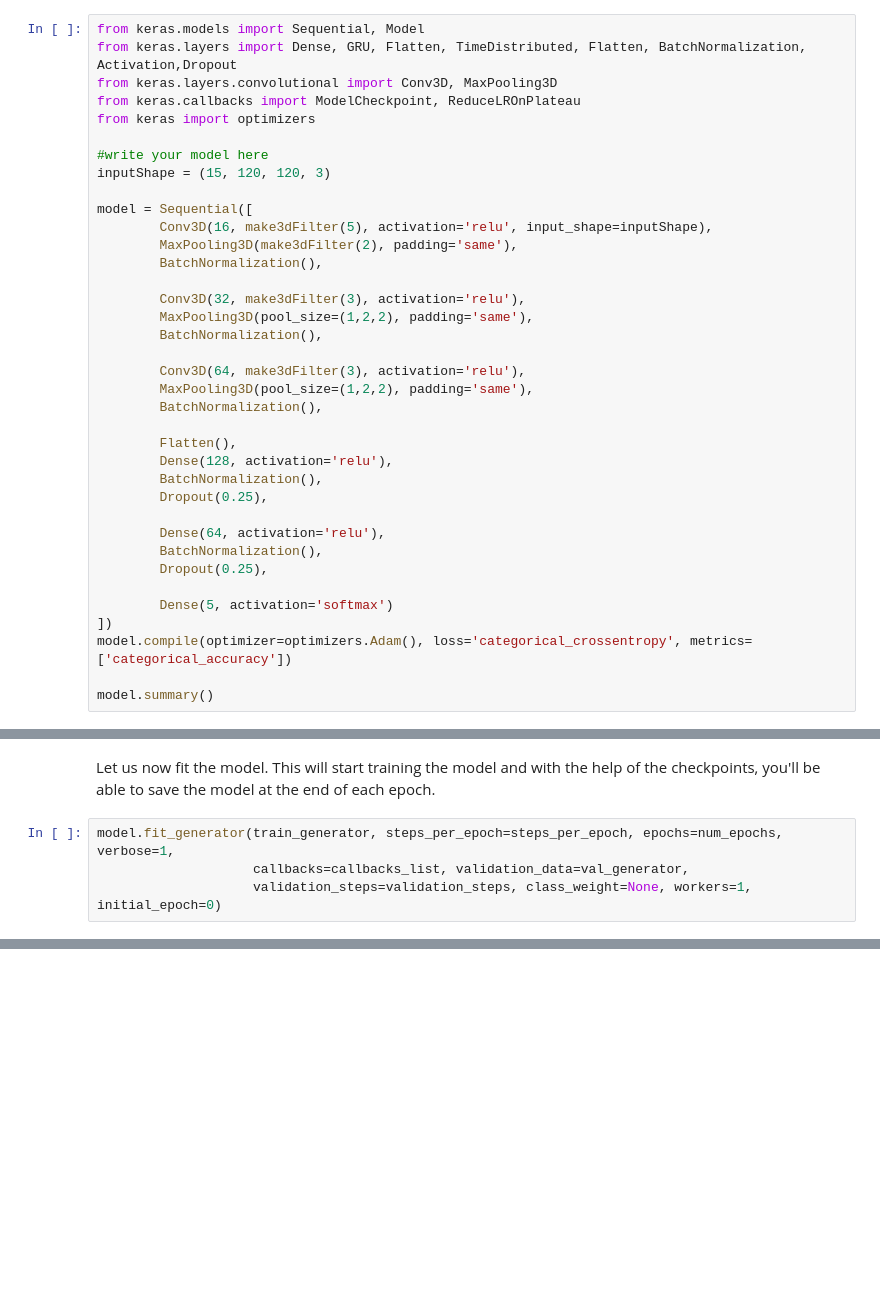
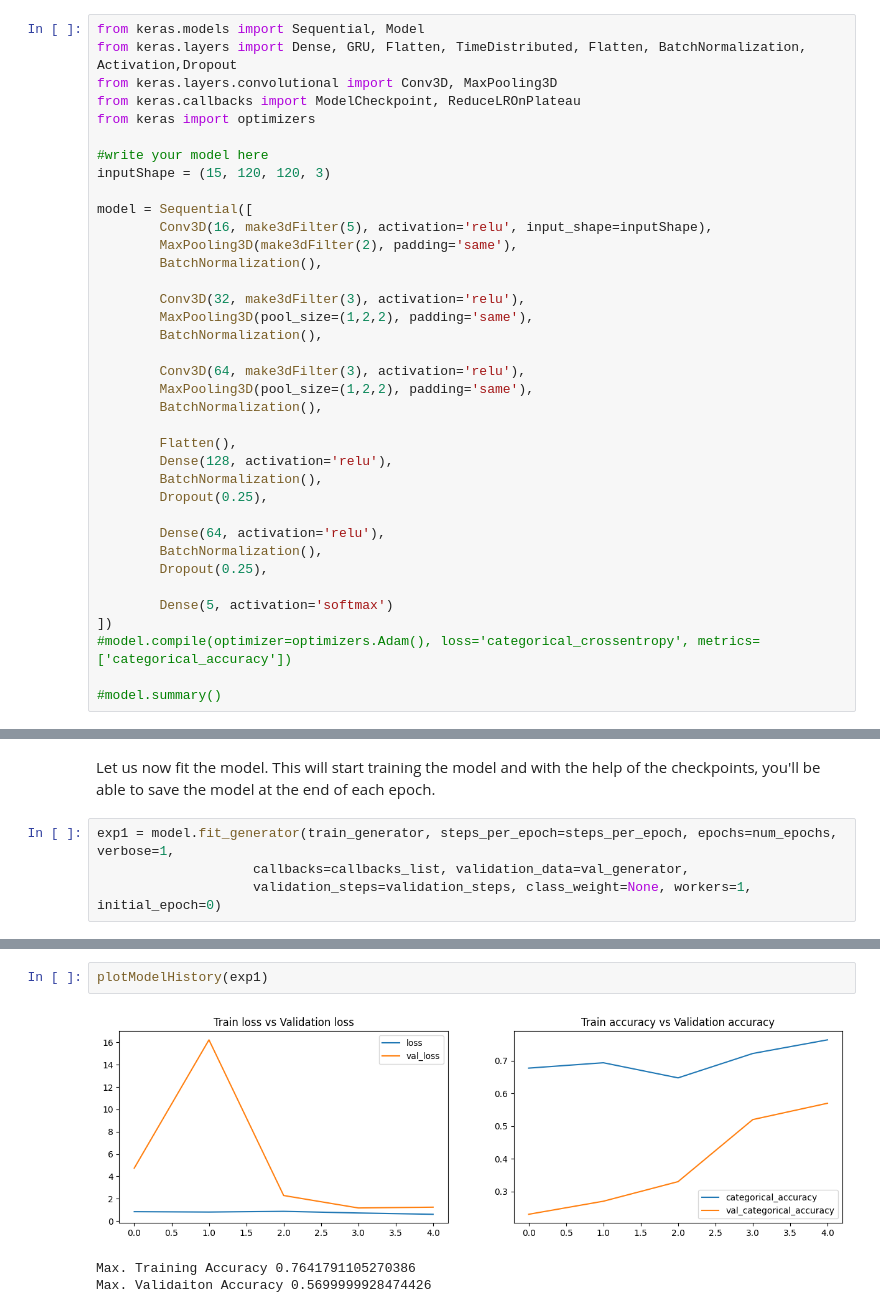
Before and after one commit to SIVASKANDAN-P/GESTURE_RECOGNITION, a Jupyter notebook: Neural_Nets_Project_Starter_Code.ipynb, the cells around one changed output, grey strips where cells are left out. Drawn from its saved outputs; the diff is of its cells as text; blank space fills up the shorter version.

```diff
--- a/Neural_Nets_Project_Starter_Code.ipynb
+++ b/Neural_Nets_Project_Starter_Code.ipynb
@@ -254,6 +262,6 @@ model = Sequential([
 
         Dense(5, activation='softmax')
 ])
-model.compile(optimizer=optimizers.Adam(), loss='categorical_crossentropy', metrics=['categorical_accuracy'])
+#model.compile(optimizer=optimizers.Adam(), loss='categorical_crossentropy', metrics=['categorical_accuracy'])
 
-model.summary()
+#model.summary()
@@ -333,7 +323,7 @@ else:
 # %% [markdown]
 Let us now fit the model. This will start training the model and with the help of the checkpoints, you'll be able to save the model at the end of each epoch.
 # %%
-model.fit_generator(train_generator, steps_per_epoch=steps_per_epoch, epochs=num_epochs, verbose=1,
+exp1 = model.fit_generator(train_generator, steps_per_epoch=steps_per_epoch, epochs=num_epochs, verbose=1,
                     callbacks=callbacks_list, validation_data=val_generator,
                     validation_steps=validation_steps, class_weight=None, workers=1, initial_epoch=0)
 # %% [output]
@@ -355,3 +361,9 @@ def plotModelHistory(h):
 
     print("Max. Training Accuracy", max(h.history['categorical_accuracy']))
     print("Max. Validaiton Accuracy", max(h.history['val_categorical_accuracy']))
+# %%
+plotModelHistory(exp1)
+# %% [output]
+[figure, added]
+Max. Training Accuracy 0.7641791105270386
+Max. Validaiton Accuracy 0.5699999928474426
```
Also changed, not shown: parts of 11 cells of this notebook.
